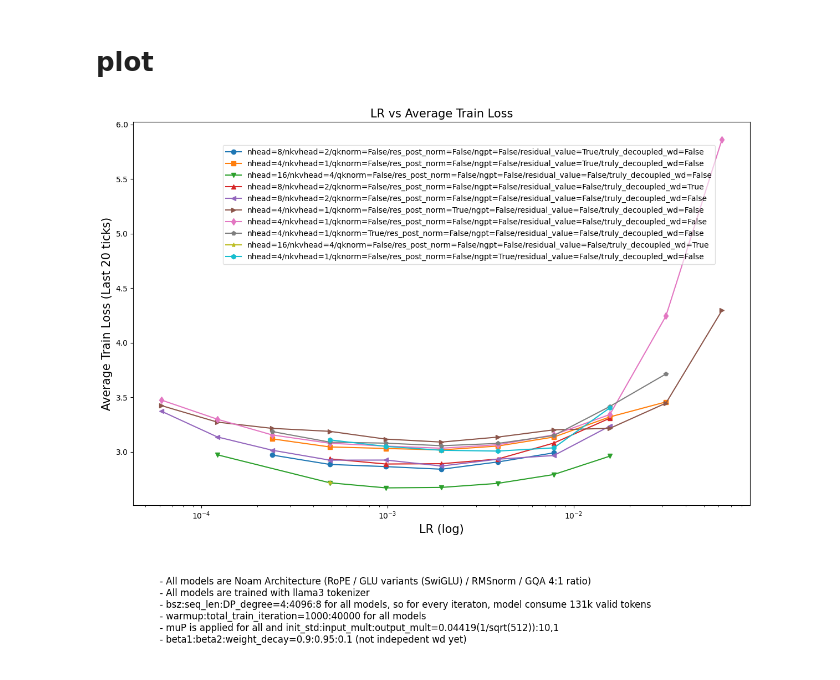
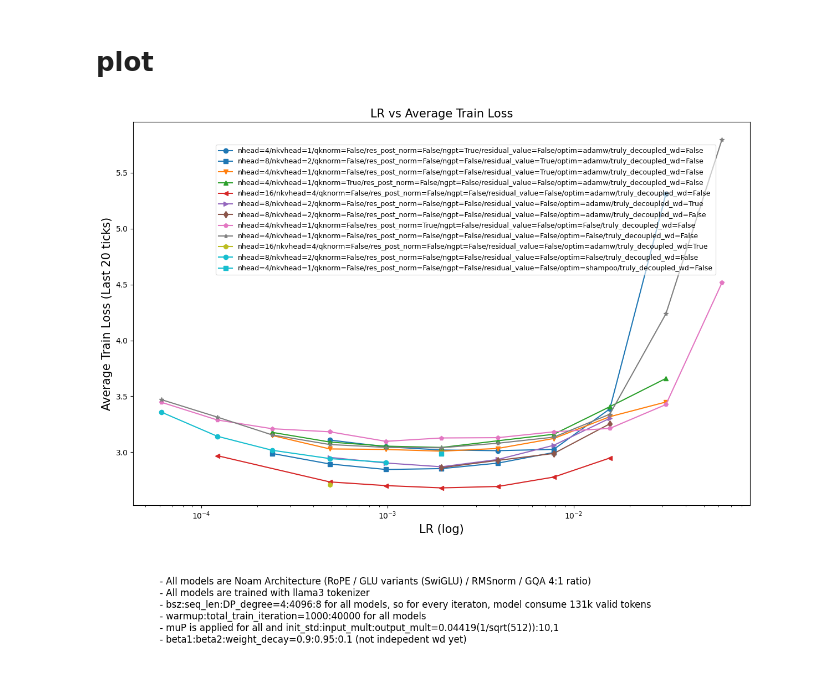
Before and after one commit to SeunghyunSEO/lingua, a Jupyter notebook: exp_logs/parse_from_wandb.ipynb, the cells around one changed output. Cells and saved outputs as stored; diff of their text form; code cells hidden in the pictures.

Commit message:
update shampoo result and add soap arg

```diff
--- a/exp_logs/parse_from_wandb.ipynb
+++ b/exp_logs/parse_from_wandb.ipynb
@@ -19,7 +19,7 @@ runs = api.runs(project_path)
 num_runs = len(runs)
 all_runs_data = {}
 save_dir = "./assets/wandb"
-file_name = "mup_sweep.json"
+file_name = "mup_sweep_.json"
 file_path = os.path.join(save_dir, file_name)
 
 if os.path.exists(file_path):
@@ -77,23 +77,29 @@ def parse_data_from_runs(
 
     for run in tqdm(runs):
         try:
-            # Check if the run is finished
-            if run.state != "finished":
-                skipped += 1
-                print(f"Run {run.name} is not finished, skipping.")
+            if run.id in all_runs_data.keys():
                 continue
 
-            if run.id in all_runs_data.keys():
-                continue
+            # Fetch the history with only 'loss/out' and 'global_step'
+            history_df = run.history(keys=["loss/out", "global_step"], pandas=True)
+            history_df['run_id'] = run.id
+            history_df['run_name'] = run.name
+            config = run.config
+            last_step = history_df["global_step"].max()
+            last_20_losses = history_df["loss/out"].tail(20).dropna()
+
+            # Check if the run is finished
+            if 'shampoo' in run.name:
+                print(f"Run {run.name} is shampoo exp. it's save logic is not implemented so it does not return finished flag")
+            else:
+                if run.state != "finished":
+                    skipped += 1
+                    print(f"Run {run.name} is not finished, skipping.")
+                    continue
 
             retries = 0
             while retries < max_retries:
                 try:
-                    # Fetch the history with only 'loss/out' and 'global_step'
-                    history_df = run.history(keys=["loss/out", "global_step"], pandas=True)
-                    history_df['run_id'] = run.id
-                    history_df['run_name'] = run.name
-                    config = run.config
 
                     nhead = get_config_value(config['model'], 'n_heads')
                     nkvhead = get_config_value(config['model'], 'n_kv_heads')
@@ -104,9 +110,9 @@ def parse_data_from_runs(
                     truly_decoupled_wd = get_config_value(config['optim'], 'truly_decoupled_wd')
                     residual_value = get_config_value(config['model'], 'residual_value')
 
+                    opt_cls_name = get_config_value(config['optim'], 'opt_cls_name')
+
                     # Ensure we have at least 20 valid loss values
-                    last_step = history_df["global_step"].max()
-                    last_20_losses = history_df["loss/out"].tail(20).dropna()
                     if last_step != target_global_step:
                         print(f"last_step ({last_step}) != target_global_step ({target_global_step})")
                         break
@@ -126,6 +132,7 @@ def parse_data_from_runs(
                             'ngpt': ngpt,
                             'truly_decoupled_wd': truly_decoupled_wd,
                             'residual_value': residual_value,
+                            'opt_cls_name': opt_cls_name,
                         }
 
                         # Combine parsed parameters with the main data
@@ -201,14 +209,14 @@ skipped: 7
 import matplotlib.pyplot as plt
 
 titlesize = 15
-fontsize = 10
+fontsize = 9
 note_fontsize = 12
 loglog = True
 
 
 # Create a unique identifier for each group based on the grouping parameters
 filtered_runs_df['group_id'] = filtered_runs_df.apply(
-    lambda row: f"nhead={row['nhead']}/nkvhead={row['nkvhead']}/qknorm={row['qk_norm']}/res_post_norm={row['resnorm']}/ngpt={row['ngpt']}/residual_value={row['residual_value']}/truly_decoupled_wd={row['truly_decoupled_wd']}",
+    lambda row: f"nhead={row['nhead']}/nkvhead={row['nkvhead']}/qknorm={row['qk_norm']}/res_post_norm={row['resnorm']}/ngpt={row['ngpt']}/residual_value={row['residual_value']}/optim={row['opt_cls_name']}/truly_decoupled_wd={row['truly_decoupled_wd']}",
     axis=1
 )
 
@@ -237,31 +245,31 @@ for idx, group in enumerate(unique_groups):
         label=group
     )
 
 plt.title('LR vs Average Train Loss', fontsize=titlesize)
 xlabel = 'LR'
 if loglog:
     plt.xscale('log', base=10)
     xlabel += ' (log)'
 plt.xlabel(xlabel, fontsize=titlesize)
 
 ylabel = 'Average Train Loss (Last 20 ticks)'
 plt.ylabel(ylabel, fontsize=titlesize)
 
 # some notes
 note = f'''
 - All models are Noam Architecture (RoPE / GLU variants (SwiGLU) / RMSnorm / GQA 4:1 ratio)
 - All models are trained with llama3 tokenizer
 - bsz:seq_len:DP_degree=4:4096:8 for all models, so for every iteraton, model consume 131k valid tokens
 - warmup:total_train_iteration=1000:40000 for all models
 - muP is applied for all and init_std:input_mult:output_mult=0.04419(1/sqrt(512)):10,1
 - beta1:beta2:weight_decay=0.9:0.95:0.1 (not indepedent wd yet)
 '''
 plt.figtext(0.1, -0.25, note, ha='left', fontsize=note_fontsize, color='black')
 
 # Place legend inside with transparency
 plt.legend(loc='upper right', bbox_to_anchor=(0.95, 0.95), framealpha=0.6, fontsize=fontsize)
 
 plt.tight_layout()
 plt.show()
 # %% [output]
-[figure, old version]
+[figure, new version]
```
Also changed, not shown: parts of 1 cell of this notebook, 4 other files.
